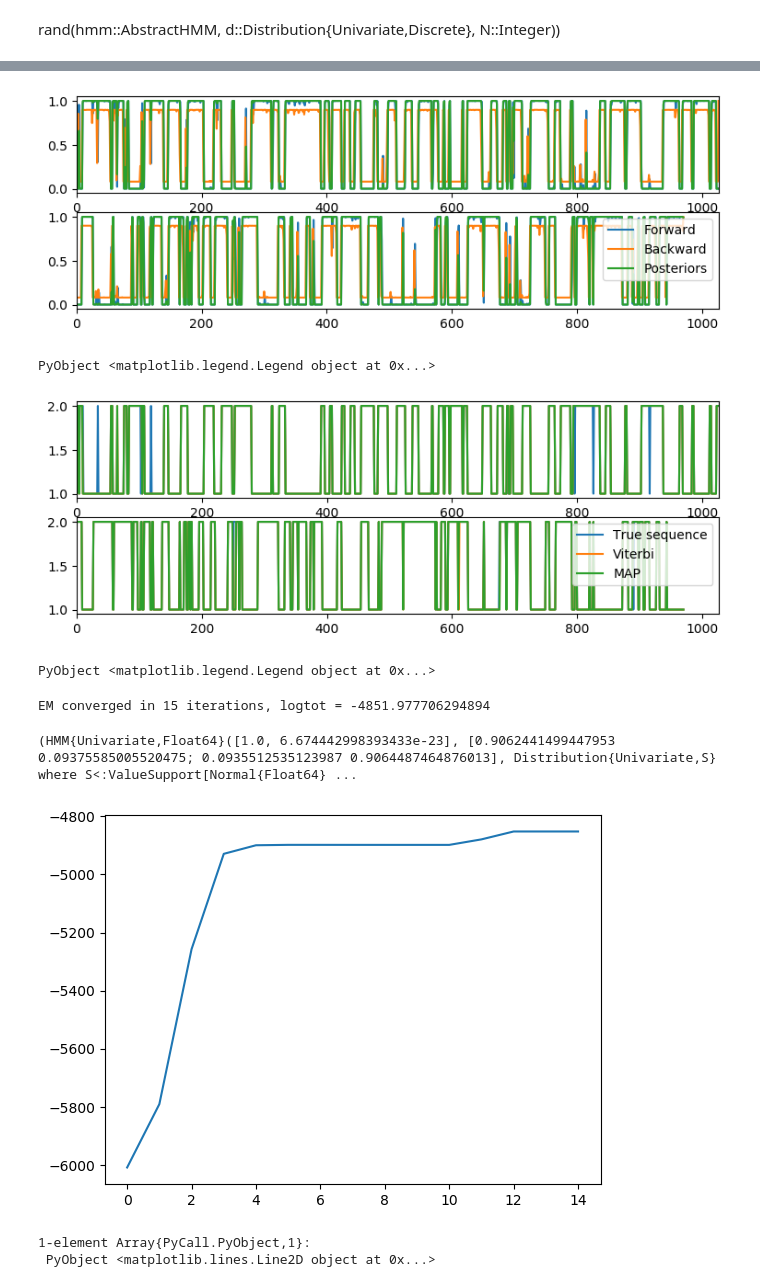
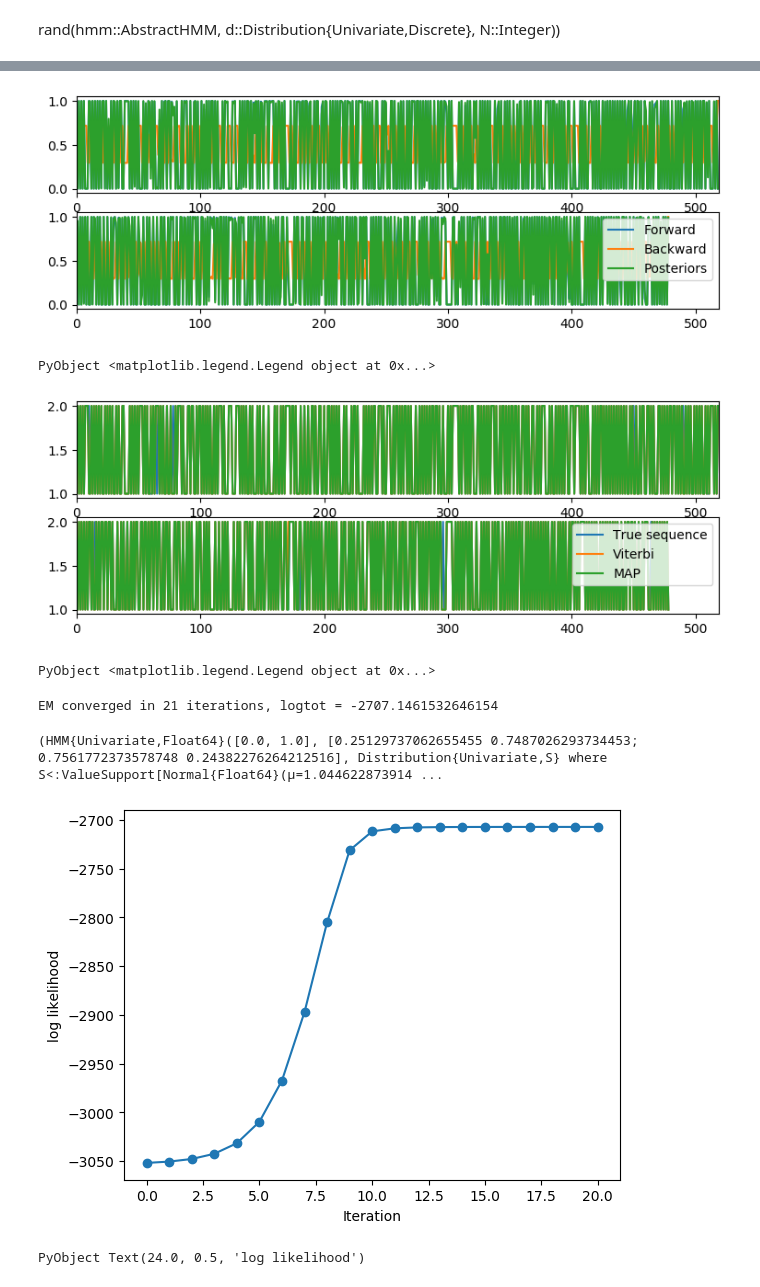
Before and after one commit to maxmouchet/HMMBase.jl, a Jupyter notebook: notebooks/multiple sequence.ipynb, the cells around one changed output, grey strips where cells are left out. Saved outputs shown, nothing was run; the diff lists cells and outputs as text; code cells hidden in the pictures.

```diff
--- a/notebooks/multiple sequence.ipynb
+++ b/notebooks/multiple sequence.ipynb
@@ -15,6 +9,6 @@ getnotnothing (generic function with 1 method)
 # %%
 a = [0.2, 0.8]
-A = [0.9 0.1; 0.1 0.9]
+A = [0.3 0.7; 0.7 0.3]
 B = [Normal(1, 1.5), Normal(10, 3)]
 hmm = HMM(a, A, B)
 # %% [output]
@@ -93,5 +88,5 @@ plot(history.logtots)
 rand(hmm::AbstractHMM, d::Distribution{Univariate,Discrete}, N::Integer))
 # %%
 Random.seed!(1234)
-z, y = rand(hmm, Poisson(1000), 2, seq = true)
+z, y = rand(hmm, Poisson(500), 2, seq = true)
 # %% [output]
@@ -123,7 +118,7 @@ axes[2].plot([α[:, 1, 2] β[:, 1, 2] γ[:, 1, 2]])
 axes[2].set_xlim(0, size(y, 1))
 legend(["Forward", "Backward", "Posteriors"], loc = "upper right")
 # %% [output]
-[figure, old version]
+[figure, new version]
 PyObject <matplotlib.legend.Legend object at 0x...>
 # %%
 z_map = Matrix{Any}(nothing, size(z))
@@ -145,16 +140,17 @@ axes[2].plot(z_map[:, 2], linestyle = "-")
 axes[2].set_xlim(0, size(y, 1))
 legend(["True sequence", "Viterbi", "MAP"], loc = "upper right")
 # %% [output]
-[figure, old version]
+[figure, new version]
 PyObject <matplotlib.legend.Legend object at 0x...>
 # %%
 hmm, history = fit_mle(hmm, y, display = :final, init = :kmeans)
 # %% [output]
-EM converged in 15 iterations, logtot = -4851.977706294894
+EM converged in 21 iterations, logtot = -2707.1461532646154
-(HMM{Univariate,Float64}([1.0, 6.674442998393433e-23], [0.9062441499447953 0.09375585005520475; 0.0935512535123987 0.9064487464876013], Distribution{Univariate,S} where S<:ValueSupport[Normal{Float64} ...
+(HMM{Univariate,Float64}([0.0, 1.0], [0.25129737062655455 0.7487026293734453; 0.7561772373578748 0.24382276264212516], Distribution{Univariate,S} where S<:ValueSupport[Normal{Float64}(μ=1.044622873914 ...
 # %%
-plot(history.logtots)
+plot(history.logtots, marker="o")
+xlabel("Iteration")
+ylabel("log likelihood")
 # %% [output]
-[figure, old version]
+[figure, new version]
-1-element Array{PyCall.PyObject,1}:
- PyObject <matplotlib.lines.Line2D object at 0x...>
+PyObject Text(24.0, 0.5, 'log likelihood')
```
Also changed, not shown: parts of 19 cells of this notebook.
